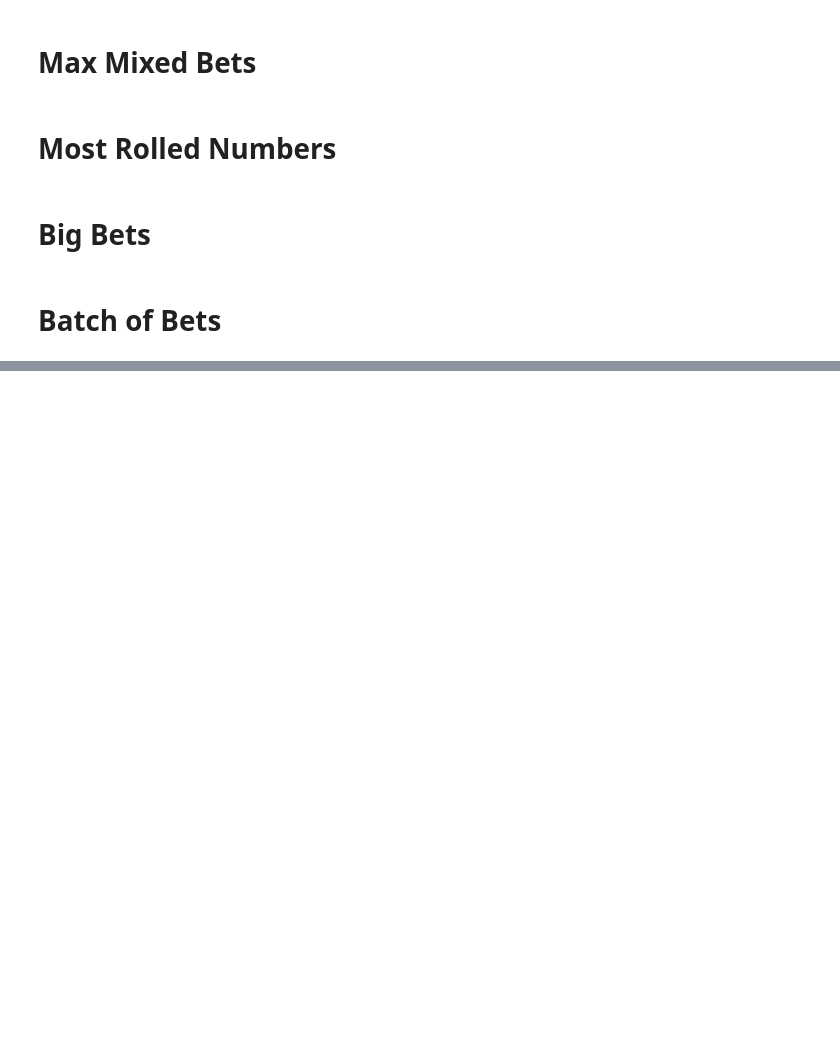
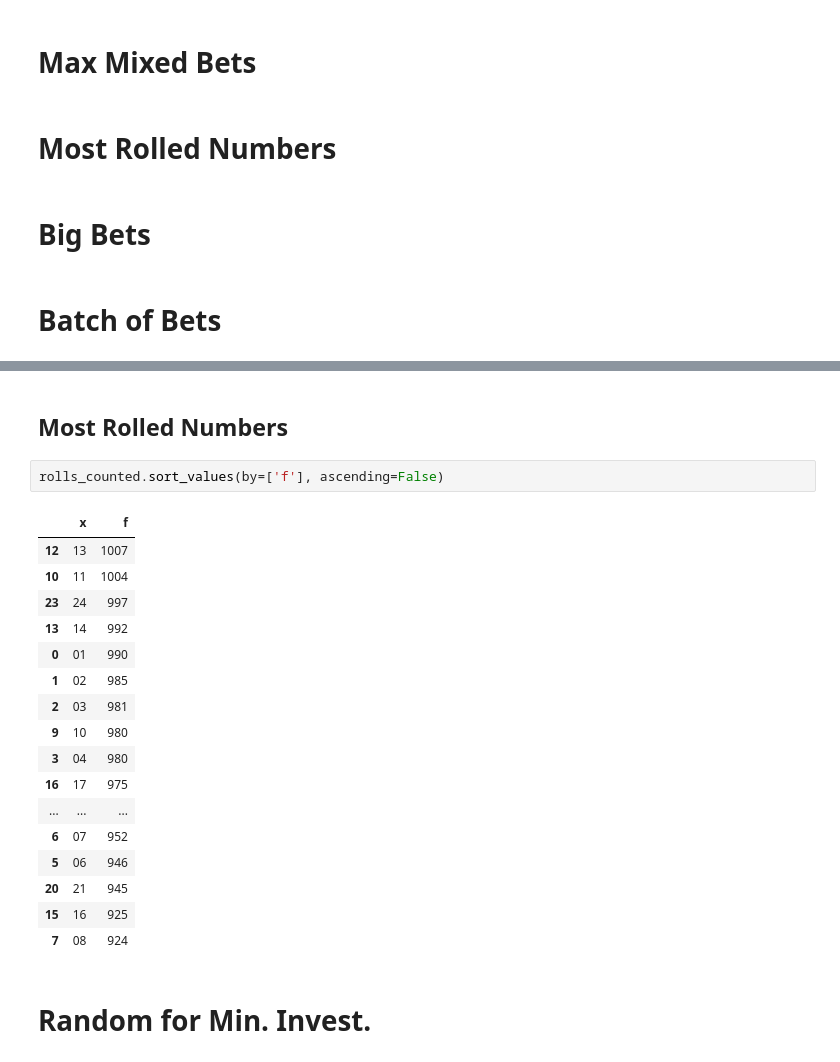
Before and after one commit to TonGarcia/LotoBot, a Jupyter notebook: src/statistic_algorithms.ipynb, the cells around one changed output, grey strips where cells are left out. Drawn from its saved outputs; the diff is of its cells as text; blank space fills up the shorter version.

```diff
--- a/src/statistic_algorithms.ipynb
+++ b/src/statistic_algorithms.ipynb
@@ -177,0 +235,24 @@ def duplicated(bet, type_trials):
+# %% [markdown]
+## Most Rolled Numbers
+# %%
+rolls_counted.sort_values(by=['f'], ascending=False)
+# %% [output]
+|  | x | f |
+| 12 | 13 | 1007 |
+| 10 | 11 | 1004 |
+| 23 | 24 | 997 |
+| 13 | 14 | 992 |
+| 0 | 01 | 990 |
+| 1 | 02 | 985 |
+| 2 | 03 | 981 |
+| 9 | 10 | 980 |
+| 3 | 04 | 980 |
+| 16 | 17 | 975 |
+| ... | ... | ... |
+| 6 | 07 | 952 |
+| 5 | 06 | 946 |
+| 20 | 21 | 945 |
+| 15 | 16 | 925 |
+| 7 | 08 | 924 |
+# %% [markdown]
+# Random for Min. Invest.
```
Also changed, not shown: parts of 17 cells of this notebook, 2 other files.
